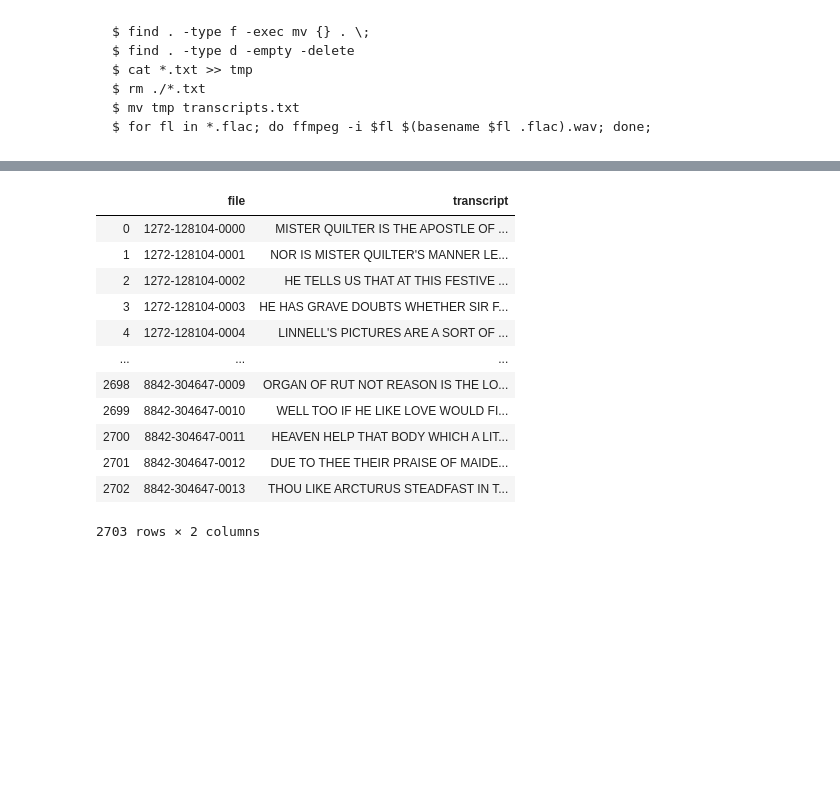
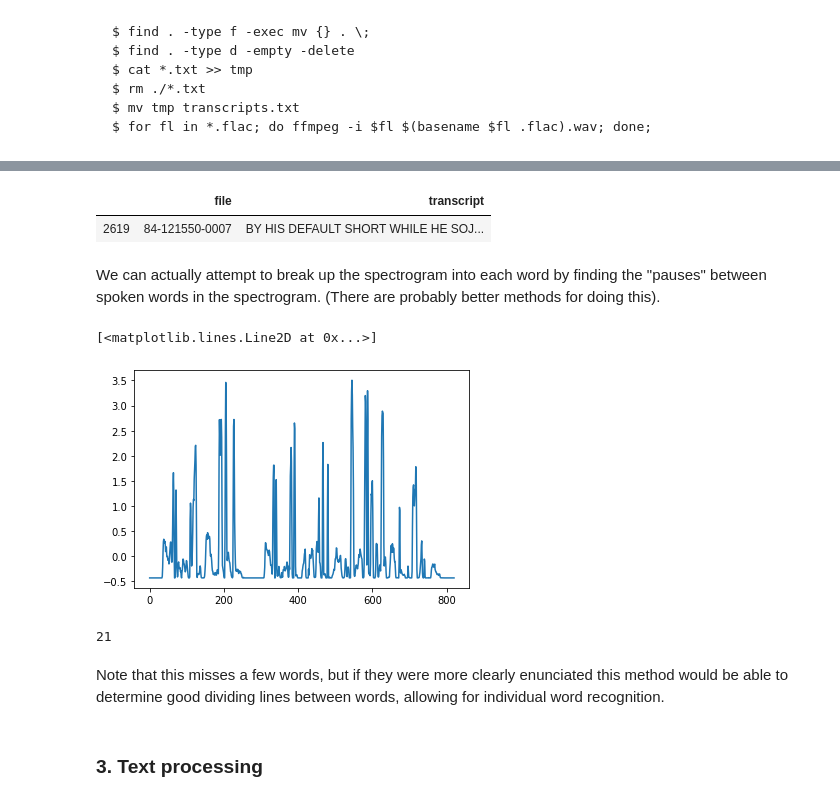
Before and after one commit to b-cho/nueva-ml, a Jupyter notebook: DataProcessing.ipynb, the cells around one changed output, grey strips where cells are left out. Saved outputs shown, nothing was run; the diff lists cells and outputs as text; code cells hidden in the pictures; blank space fills up the shorter version.

Commit message:
Updated DataProcessing, started DataProcessing2 on nuclear reactor data

```diff
--- a/DataProcessing.ipynb
+++ b/DataProcessing.ipynb
@@ -80,22 +105,31 @@ generate_spectrogram("/Users/bracho/Downloads/LibriSpeech/dev-clean/84-121550-00
-# %%
-with open("/Users/bracho/Downloads/LibriSpeech/dev-clean/transcripts.txt") as transcripts:
-    transcripts_text = transcripts.read().split("\n")
-    transcripts_text = [x.split(" ", 1) for x in transcripts_text]
-
-t_df = pandas.DataFrame(transcripts_text)
-t_df.columns = ["file", "transcript"]
-t_df
-# %% [output]
-|  | file | transcript |
-| 0 | 1272-128104-0000 | MISTER QUILTER IS THE APOSTLE OF ... |
-| 1 | 1272-128104-0001 | NOR IS MISTER QUILTER'S MANNER LE... |
-| 2 | 1272-128104-0002 | HE TELLS US THAT AT THIS FESTIVE ... |
-| 3 | 1272-128104-0003 | HE HAS GRAVE DOUBTS WHETHER SIR F... |
-| 4 | 1272-128104-0004 | LINNELL'S PICTURES ARE A SORT OF ... |
-| ... | ... | ... |
-| 2698 | 8842-304647-0009 | ORGAN OF RUT NOT REASON IS THE LO... |
-| 2699 | 8842-304647-0010 | WELL TOO IF HE LIKE LOVE WOULD FI... |
-| 2700 | 8842-304647-0011 | HEAVEN HELP THAT BODY WHICH A LIT... |
-| 2701 | 8842-304647-0012 | DUE TO THEE THEIR PRAISE OF MAIDE... |
-| 2702 | 8842-304647-0013 | THOU LIKE ARCTURUS STEADFAST IN T... |
-2703 rows × 2 columns
+# %%
+t_df.loc[t_df["file"] == "84-121550-0007"]
+# %% [output]
+|  | file | transcript |
+| 2619 | 84-121550-0007 | BY HIS DEFAULT SHORT WHILE HE SOJ... |
+# %% [markdown]
+We can actually attempt to break up the spectrogram into each word by finding the "pauses" between spoken words in the spectrogram. (There are probably better methods for doing this).
+# %%
+spec = generate_spectrogram("/Users/bracho/Downloads/LibriSpeech/dev-clean/84-121550-0007.wav", standardize=True)
+avg_stdev = []
+for i in range(spec.shape[1]):
+    avg_stdev.append(np.average(spec[768:,i]))
+avg_stdev = np.array(avg_stdev)
+
+plt.plot([x for x in range(spec.shape[1])], avg_stdev)
+# %% [output]
+[<matplotlib.lines.Line2D at 0x...>]
+[figure, added]
+# %%
+np.where(avg_stdev >= 0)
+c = 0
+for i in range(len(avg_stdev)-1):
+    if(avg_stdev[i+1]-avg_stdev[i] > 1):
+        c += 1
+c
+# %% [output]
+21
+# %% [markdown]
+Note that this misses a few words, but if they were more clearly enunciated this method would be able to determine good dividing lines between words, allowing for individual word recognition.
+# %% [markdown]
+### 3. Text processing
```
Also changed, not shown: parts of 6 cells of this notebook, 1 other file.
